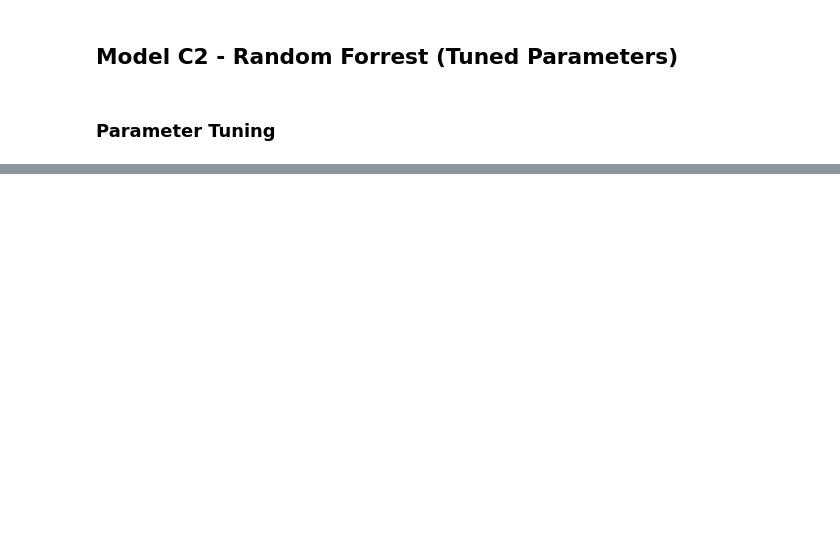
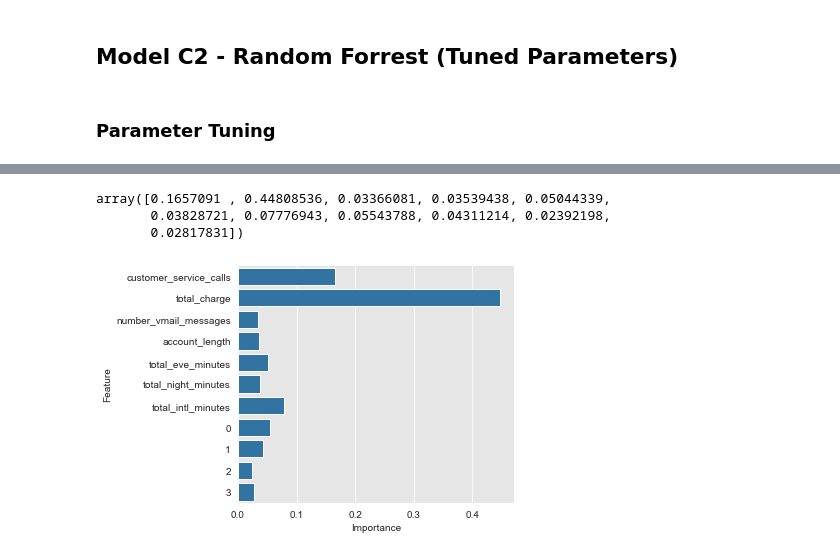
Before and after one commit to jmg0144/Customer-Churn-Classification-Analysis, a Jupyter notebook: phase-3-project.ipynb, the cells around one changed output, grey strips where cells are left out. Cells and saved outputs as stored; diff of their text form; code cells hidden in the pictures; blank space fills up the shorter version.

```diff
--- a/phase-3-project.ipynb
+++ b/phase-3-project.ipynb
@@ -1053,0 +1311,4 @@ plt.tight_layout()
+# %%
+forest_2 = RandomForestClassifier(max_depth=20, min_samples_leaf=4, n_estimators=200,
+                       random_state=42)
+forest_2.fit(features_a_train, y_train)
@@ -1053,0 +1328,19 @@ plt.tight_layout()
+# %%
+forest_2.feature_importances_
+# %% [output]
+array([0.1657091 , 0.44808536, 0.03366081, 0.03539438, 0.05044339,
+       0.03828721, 0.07776943, 0.05543788, 0.04311214, 0.02392198,
+       0.02817831])
+# %%
+feat_imps_df = pd.DataFrame(
+    zip(features_a_train_df.columns, forest_2.feature_importances_),
+    columns=['Feature', 'Importance'],
+    )
+
+fig, ax = plt.subplots()
+sns.barplot(x='Importance', y='Feature',
+            data=feat_imps_df, orient='h',
+            ax=ax, color='tab:blue')
+plt.tight_layout()
+# %% [output]
+[figure, added]
```
Also changed, not shown: parts of 114 cells of this notebook.
